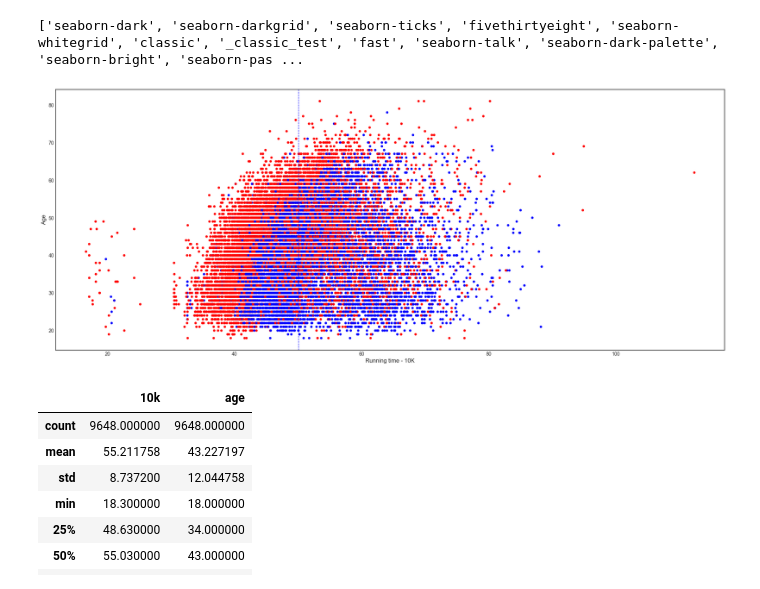
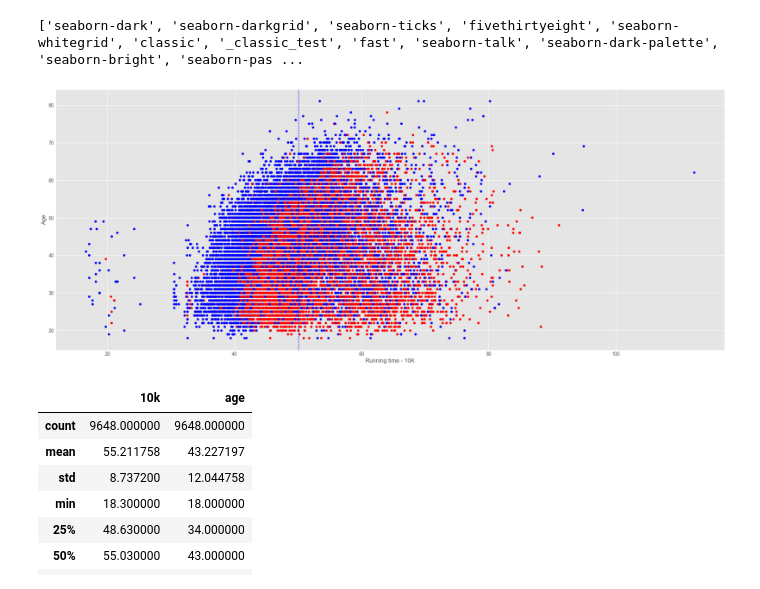
Before and after one commit to mu-mandayam/DataScience, a Jupyter notebook: Boston_Marathon_2012.ipynb, the cells around one changed output. Saved outputs shown, nothing was run; the diff lists cells and outputs as text; code cells hidden in the pictures.

```diff
--- a/Boston_Marathon_2012.ipynb
+++ b/Boston_Marathon_2012.ipynb
@@ -379,22 +379,27 @@ plot_df['age'] = pie_0_df['age']
 plot_df['gender'] = pie_0_df['gender']
 
 # Convert the gender column to color that will used in the plots
-plot_df['gender'] = np.where(plot_df['gender'] == 'M', 'r', 'b')
+plot_df['gender'] = np.where(plot_df['gender'] == 'M', 'b', 'r')
 # %%
 # Calculate the mean to draw the average line on the graphs
 
 avg = plot_df['10k'].mean()
 # %%
-plt.style.use('seaborn-white')
+import matplotlib.patches as mpatches
+import matplotlib.pyplot as plt
+
+plt.style.use('ggplot') #(seaborn-white')
 
 fig, ax = plt.subplots(figsize=(25, 10))
 
 plot_df.plot(kind='scatter', x='10k', y='age', ax=ax, c=plot_df['gender'])
 ax.set(xlabel='Running time - 10K', ylabel='Age')
+plt.rcParams["axes.labelsize"] = 12
+
 ax.axvline(x=avg, color='b', label='Average', linestyle='--', linewidth=1)
 plt.show()
 # %% [output]
-[figure, old version]
+[figure, new version]
 # %%
 # In order to use the plt.subplots we are creating the x and y data into a dataframe.
 # We will create one dataframe grouped by the distance run such as 10k, 25k etc, for each cluster.
```
Also changed, not shown: parts of 1 cell of this notebook.
